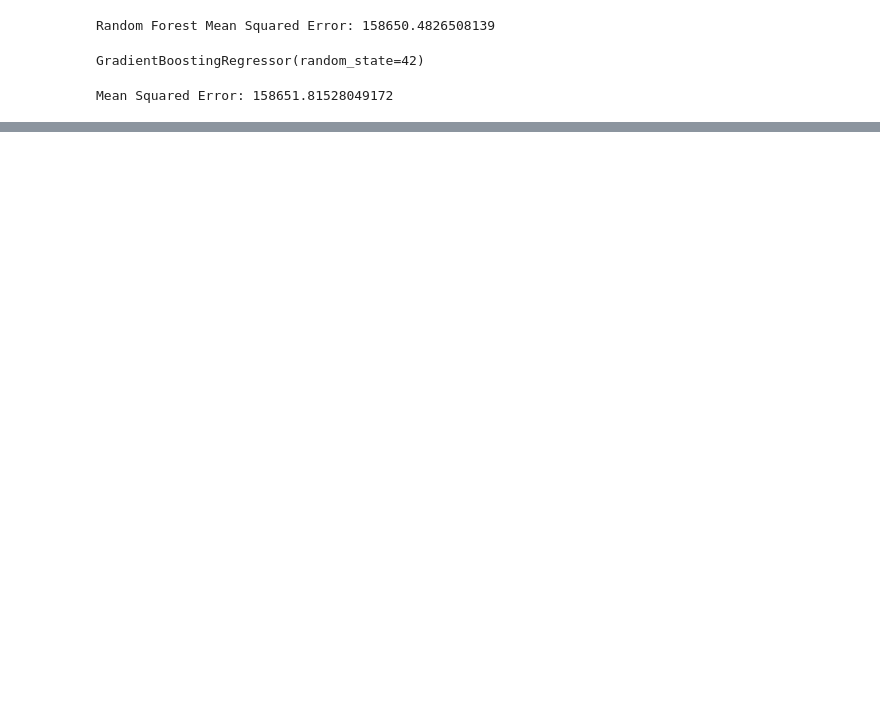
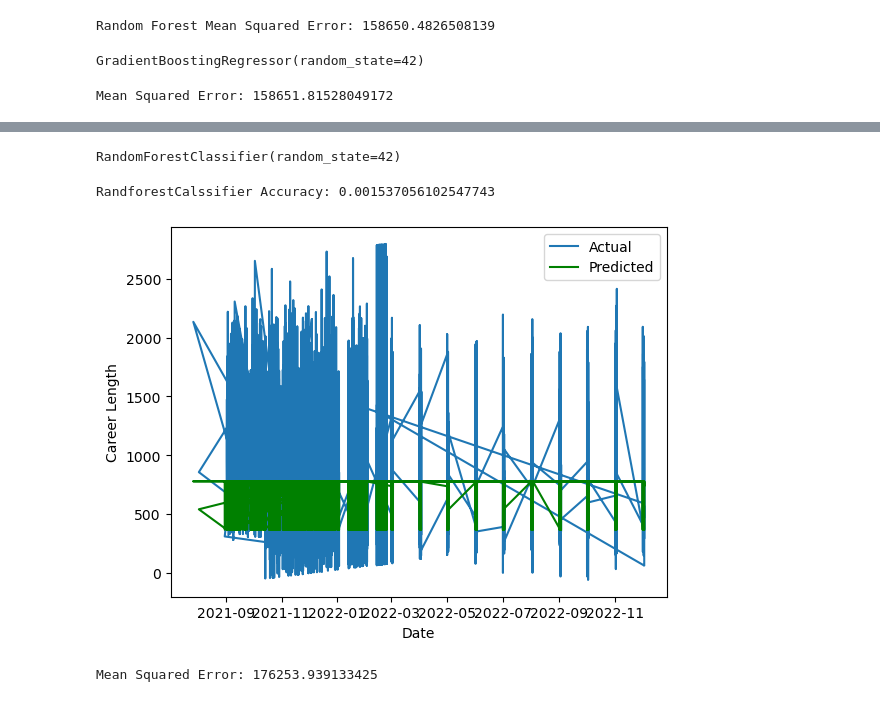
Before and after one commit to sba22178/capstone2023, a Jupyter notebook: Time Series Analysis.ipynb, the cells around one changed output, grey strips where cells are left out. Saved outputs shown, nothing was run; the diff lists cells and outputs as text; code cells hidden in the pictures; blank space fills up the shorter version.

```diff
--- a/Time Series Analysis.ipynb
+++ b/Time Series Analysis.ipynb
@@ -165,0 +202,2 @@ from datetime import datetime
+# %%
+X_train, X_test, y_train, y_test = train_test_split(X, y, test_size=0.3, random_state=42)
@@ -165,0 +222,26 @@ from datetime import datetime
+# %%
+# Train a Random Forest Classifier
+model3 = RandomForestClassifier(n_estimators=100, random_state=42)
+model3.fit(X_train, y_train)
+# %% [output]
+RandomForestClassifier(random_state=42)
+# %%
+# Make predictions on the test set
+predictions4 = model3.predict(X_test)
+# %%
+# Evaluate the model using accuracy
+from sklearn.metrics import accuracy_score
+accuracy4 = accuracy_score(y_test, predictions4)
+print("RandforestCalssifier Accuracy:", accuracy4)
+# %% [output]
+RandforestCalssifier Accuracy: 0.001537056102547743
+# %%
+# Visualize predictions
+plt.plot(test_data.index, test_data.values, label="Actual")
+plt.plot(test_data.index, predictions4, label="Predicted", color='green')
+plt.xlabel("Date")
+plt.ylabel("Career Length")
+plt.legend()
+plt.show()
+# %% [output]
+[figure, added]
@@ -166,3 +262,9 @@ from datetime import datetime
+# %%
+# Evaluate the model
+mse = mean_squared_error(test_data, predictions5)
+print("Mean Squared Error:", mse)
+# %% [output]
+Mean Squared Error: 176253.939133425
 # %%
 # Set OccurredAt as the index
 #df.set_index("OccuredAt", inplace=True)
```
Also changed, not shown: parts of 31 cells of this notebook, 3 other files.
